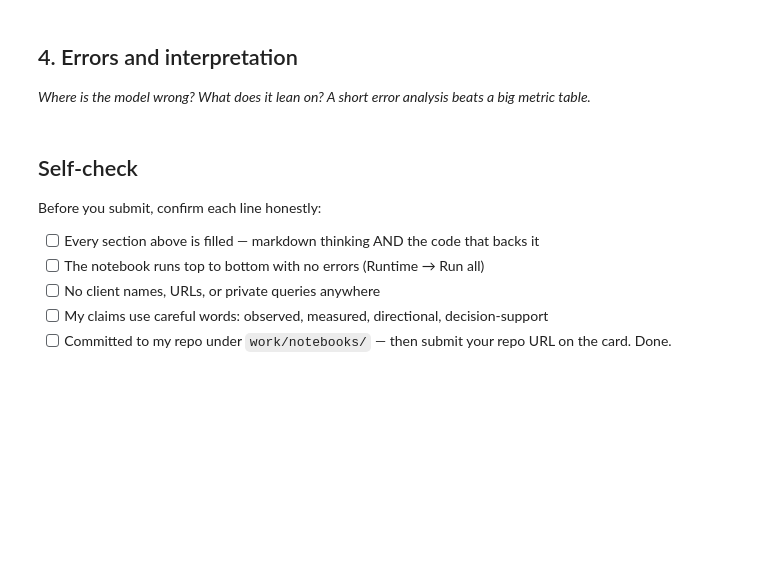
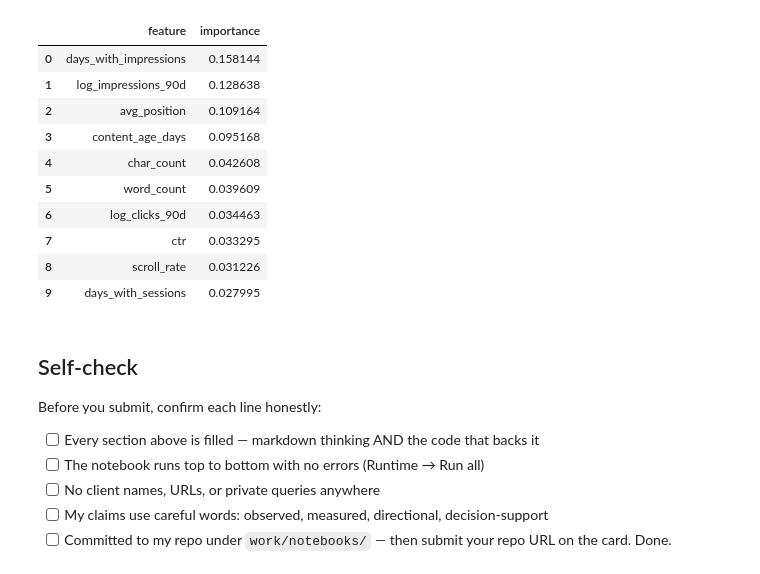
Before and after one commit to k9Sx3CC/01_first_look_and_discovery.ipynb, a Jupyter notebook: work/notebooks/w05_model.ipynb, the cells around one changed output. Saved outputs shown, nothing was run; the diff lists cells and outputs as text; code cells hidden in the pictures; blank space fills up the shorter version.

```diff
--- a/work/notebooks/w05_model.ipynb
+++ b/work/notebooks/w05_model.ipynb
@@ -26,0 +85,7 @@ This skeleton is yours to fill. Work the sections **in order** — each one has
+# %%
+import json
+
+with open("outputs/model_results.json") as f:
+    results = json.load(f)
+
+print(json.dumps(results, indent=2))
@@ -27,7 +173,22 @@ This skeleton is yours to fill. Work the sections **in order** — each one has
 # %%
 # This cell is for CODE (numbers, a query, a check).
 # Write your text answer in the cell ABOVE this one — typing sentences here breaks Run All.
+import pandas as pd
+
+importance = pd.DataFrame(
+    results["best_model"]["feature_importance_top"]
+)
+
+importance.head(10)
+# %% [output]
+|  | feature | importance |
+| 0 | days_with_impressions | 0.158144 |
+| 1 | log_impressions_90d | 0.128638 |
+| 2 | avg_position | 0.109164 |
+| 3 | content_age_days | 0.095168 |
+| 4 | char_count | 0.042608 |
+| 5 | word_count | 0.039609 |
+| 6 | log_clicks_90d | 0.034463 |
+| 7 | ctr | 0.033295 |
+| 8 | scroll_rate | 0.031226 |
+| 9 | days_with_sessions | 0.027995 |
-# %% [markdown]
-## 4. Errors and interpretation
-
-*Where is the model wrong? What does it lean on? A short error analysis beats a big metric table.*
```
Also changed, not shown: parts of 13 cells of this notebook.
